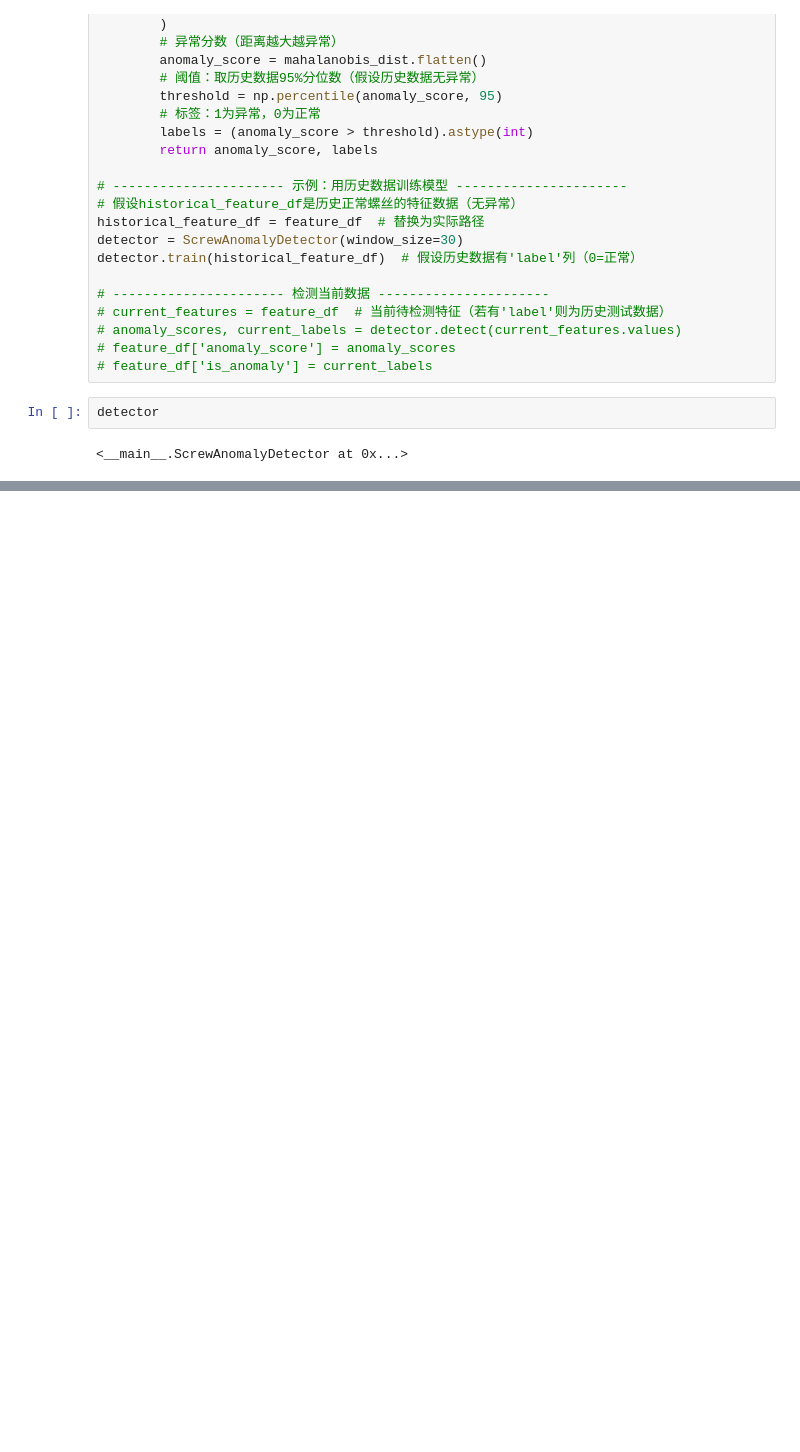
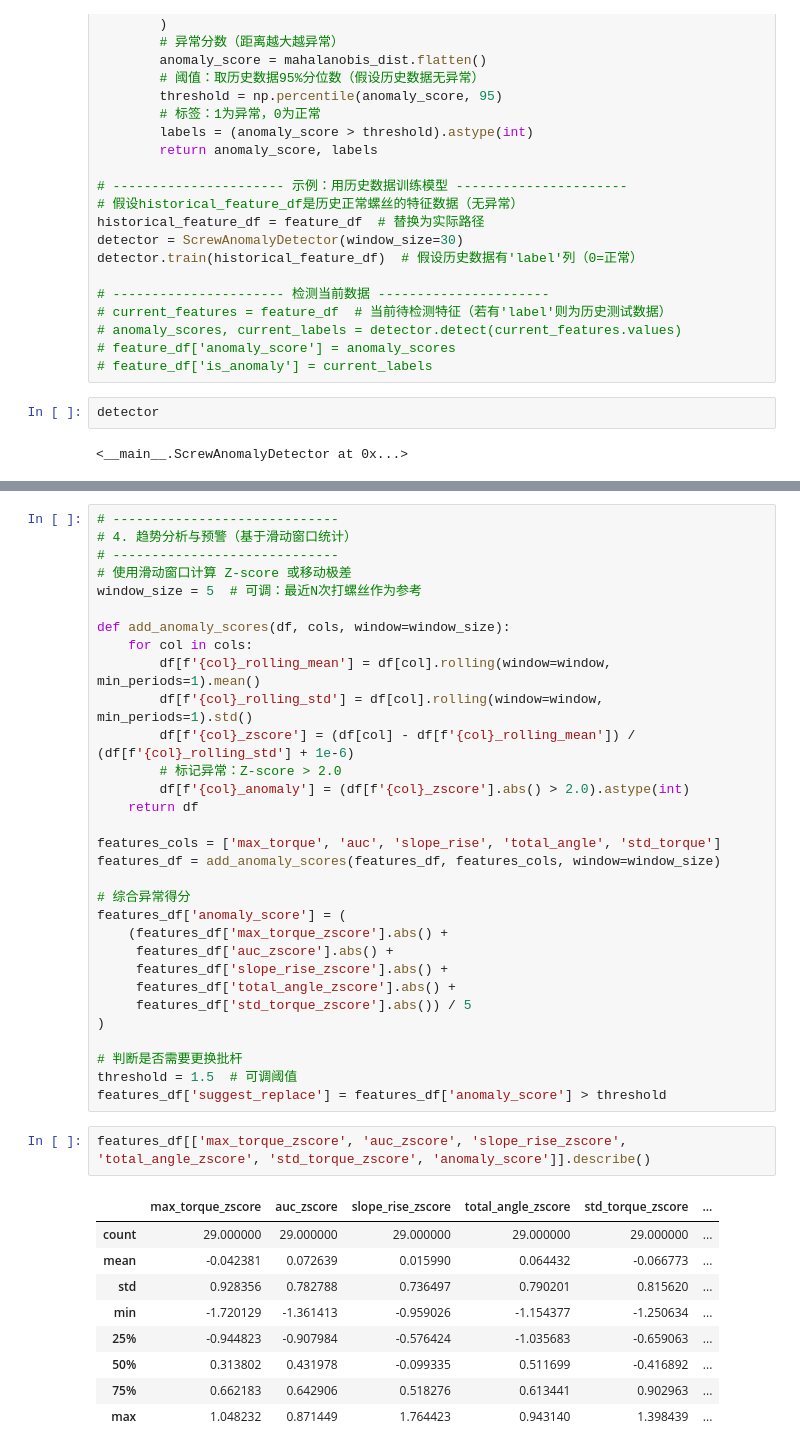
Before and after one commit to Xiaomut/apple, a Jupyter notebook: notebooks/screw.ipynb, the cells around one changed output, grey strips where cells are left out. Cells and saved outputs as stored; diff of their text form; blank space fills up the shorter version.

```diff
--- a/notebooks/screw.ipynb
+++ b/notebooks/screw.ipynb
@@ -723,0 +841,43 @@ detector
+# %%
+# -----------------------------
+# 4. 趋势分析与预警（基于滑动窗口统计）
+# -----------------------------
+# 使用滑动窗口计算 Z-score 或移动极差
+window_size = 5  # 可调：最近N次打螺丝作为参考
+
+def add_anomaly_scores(df, cols, window=window_size):
+    for col in cols:
+        df[f'{col}_rolling_mean'] = df[col].rolling(window=window, min_periods=1).mean()
+        df[f'{col}_rolling_std'] = df[col].rolling(window=window, min_periods=1).std()
+        df[f'{col}_zscore'] = (df[col] - df[f'{col}_rolling_mean']) / (df[f'{col}_rolling_std'] + 1e-6)
+        # 标记异常：Z-score > 2.0
+        df[f'{col}_anomaly'] = (df[f'{col}_zscore'].abs() > 2.0).astype(int)
+    return df
+
+features_cols = ['max_torque', 'auc', 'slope_rise', 'total_angle', 'std_torque']
+features_df = add_anomaly_scores(features_df, features_cols, window=window_size)
+
+# 综合异常得分
+features_df['anomaly_score'] = (
+    (features_df['max_torque_zscore'].abs() +
+     features_df['auc_zscore'].abs() +
+     features_df['slope_rise_zscore'].abs() +
+     features_df['total_angle_zscore'].abs() +
+     features_df['std_torque_zscore'].abs()) / 5
+)
+
+# 判断是否需要更换批杆
+threshold = 1.5  # 可调阈值
+features_df['suggest_replace'] = features_df['anomaly_score'] > threshold
+# %%
+features_df[['max_torque_zscore', 'auc_zscore', 'slope_rise_zscore', 'total_angle_zscore', 'std_torque_zscore', 'anomaly_score']].describe()
+# %% [output]
+|  | max_torque_zscore | auc_zscore | slope_rise_zscore | total_angle_zscore | std_torque_zscore | ... |
+| count | 29.000000 | 29.000000 | 29.000000 | 29.000000 | 29.000000 | ... |
+| mean | -0.042381 | 0.072639 | 0.015990 | 0.064432 | -0.066773 | ... |
+| std | 0.928356 | 0.782788 | 0.736497 | 0.790201 | 0.815620 | ... |
+| min | -1.720129 | -1.361413 | -0.959026 | -1.154377 | -1.250634 | ... |
+| 25% | -0.944823 | -0.907984 | -0.576424 | -1.035683 | -0.659063 | ... |
+| 50% | 0.313802 | 0.431978 | -0.099335 | 0.511699 | -0.416892 | ... |
+| 75% | 0.662183 | 0.642906 | 0.518276 | 0.613441 | 0.902963 | ... |
+| max | 1.048232 | 0.871449 | 1.764423 | 0.943140 | 1.398439 | ... |
```
Also changed, not shown: parts of 16 cells of this notebook.
